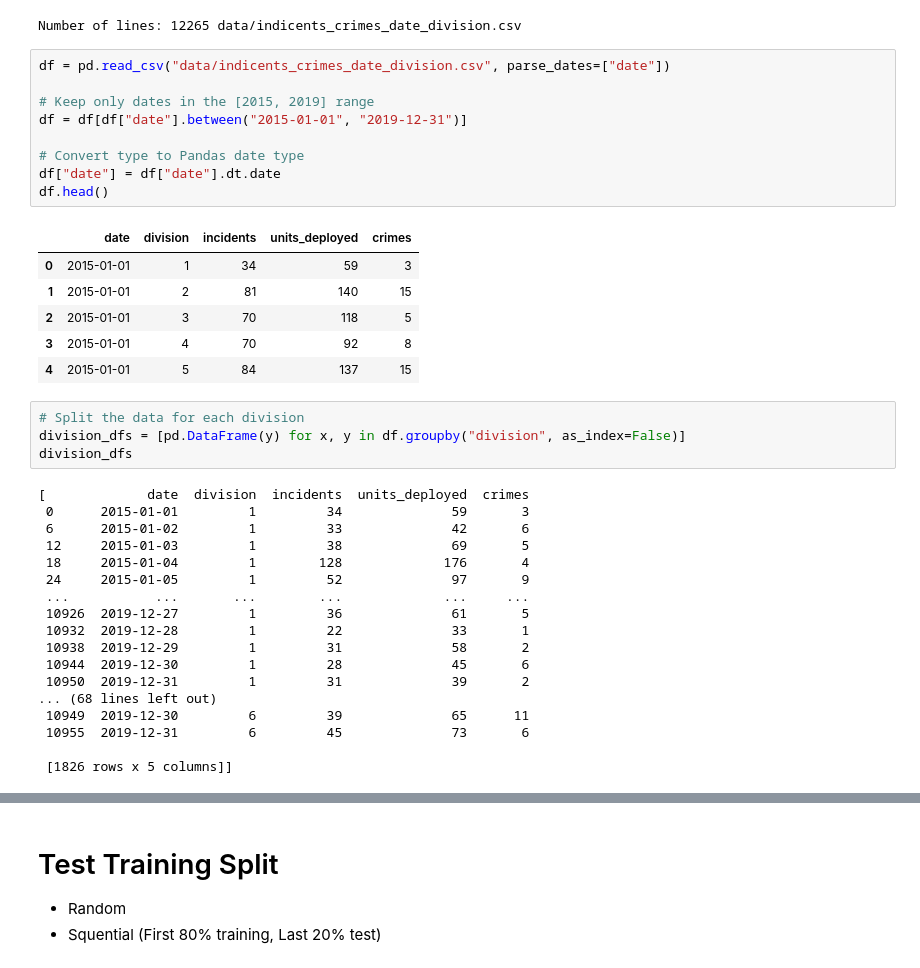
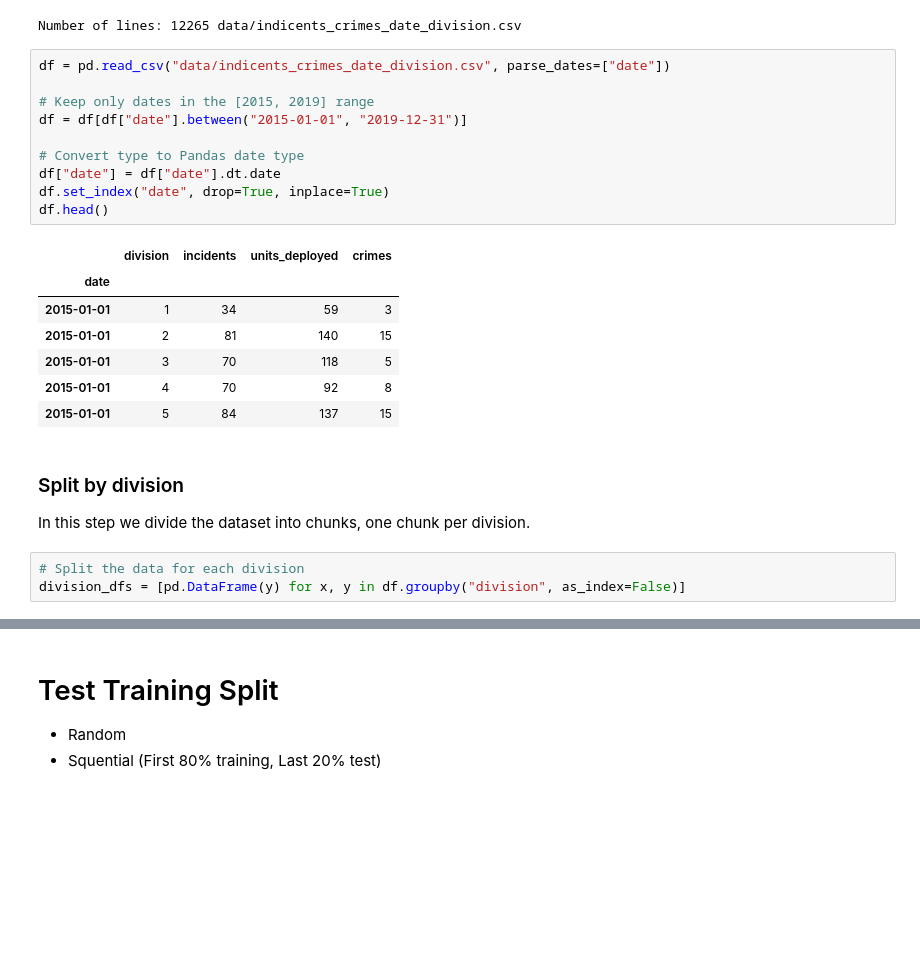
Before and after one commit to naderghanbari/mcgill-capstone, a Jupyter notebook: capstone_models.ipynb, the cells around one changed output, grey strips where cells are left out. Saved outputs shown, nothing was run; the diff lists cells and outputs as text; blank space fills up the shorter version.

```diff
--- a/capstone_models.ipynb
+++ b/capstone_models.ipynb
@@ -21,38 +21,25 @@ Number of lines: 12265 data/indicents_crimes_date_division.csv
 # %%
 df = pd.read_csv("data/indicents_crimes_date_division.csv", parse_dates=["date"])
 
 # Keep only dates in the [2015, 2019] range
 df = df[df["date"].between("2015-01-01", "2019-12-31")]
 
 # Convert type to Pandas date type
 df["date"] = df["date"].dt.date
+df.set_index("date", drop=True, inplace=True)
 df.head()
 # %% [output]
-|  | date | division | incidents | units_deployed | crimes |
-| 0 | 2015-01-01 | 1 | 34 | 59 | 3 |
-| 1 | 2015-01-01 | 2 | 81 | 140 | 15 |
-| 2 | 2015-01-01 | 3 | 70 | 118 | 5 |
-| 3 | 2015-01-01 | 4 | 70 | 92 | 8 |
-| 4 | 2015-01-01 | 5 | 84 | 137 | 15 |
+|  | division | incidents | units_deployed | crimes |
+| date |  |  |  |  |
+| 2015-01-01 | 1 | 34 | 59 | 3 |
+| 2015-01-01 | 2 | 81 | 140 | 15 |
+| 2015-01-01 | 3 | 70 | 118 | 5 |
+| 2015-01-01 | 4 | 70 | 92 | 8 |
+| 2015-01-01 | 5 | 84 | 137 | 15 |
+# %% [markdown]
+### Split by division
+In this step we divide the dataset into chunks, one chunk
+per division.
 # %%
 # Split the data for each division
 division_dfs = [pd.DataFrame(y) for x, y in df.groupby("division", as_index=False)]
-division_dfs
-# %% [output]
-[             date  division  incidents  units_deployed  crimes
- 0      2015-01-01         1         34              59       3
- 6      2015-01-02         1         33              42       6
- 12     2015-01-03         1         38              69       5
- 18     2015-01-04         1        128             176       4
- 24     2015-01-05         1         52              97       9
- ...           ...       ...        ...             ...     ...
- 10926  2019-12-27         1         36              61       5
- 10932  2019-12-28         1         22              33       1
- 10938  2019-12-29         1         31              58       2
- 10944  2019-12-30         1         28              45       6
- 10950  2019-12-31         1         31              39       2
-... (68 lines left out)
- 10949  2019-12-30         6         39              65      11
- 10955  2019-12-31         6         45              73       6
-
- [1826 rows x 5 columns]]
```
Also changed, not shown: parts of 10 cells of this notebook.
